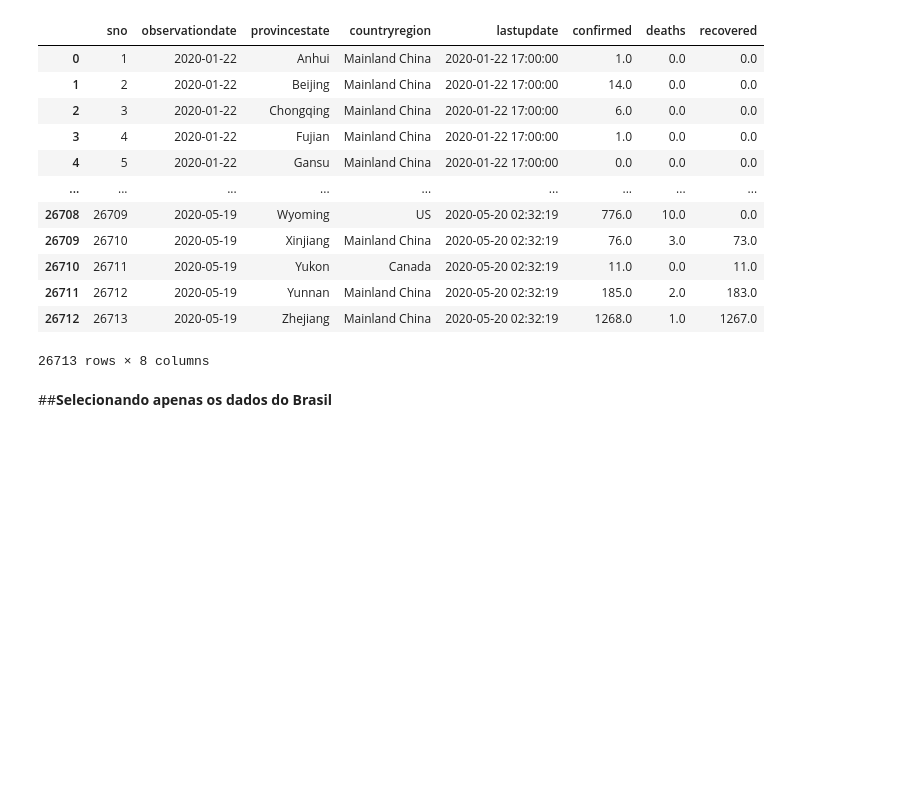
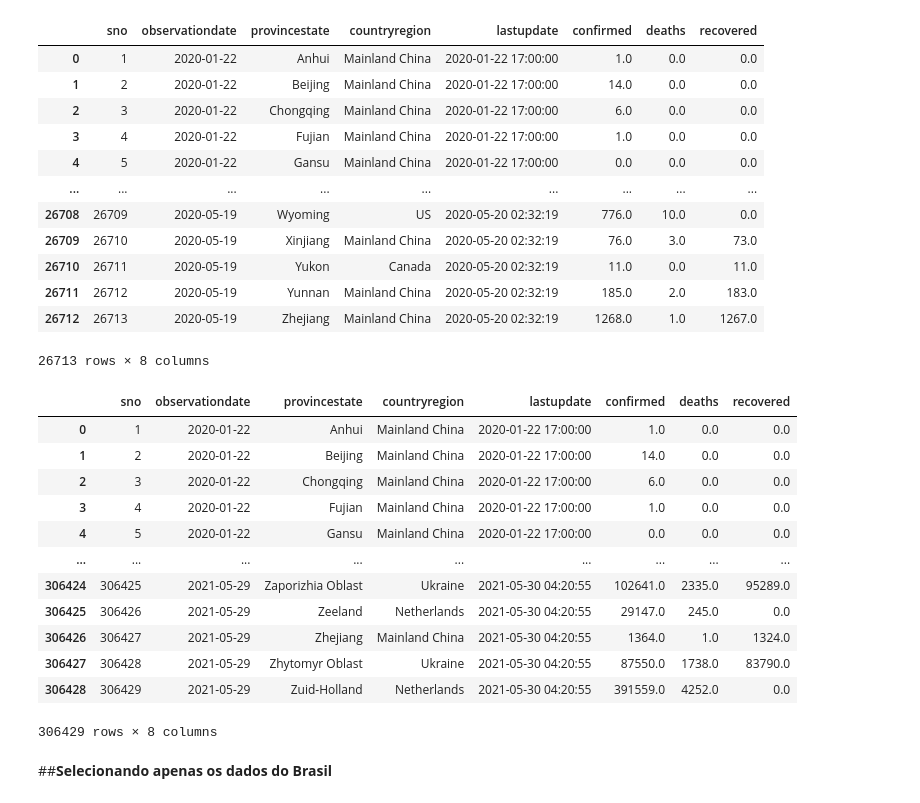
Before and after one commit to isabela-rossetti/analise_de_dados_covid, a Jupyter notebook: evolucao_COVID-19.ipynb, the cells around one changed output. Drawn from its saved outputs; the diff is of its cells as text; code cells hidden in the pictures; blank space fills up the shorter version.

```diff
--- a/evolucao_COVID-19.ipynb
+++ b/evolucao_COVID-19.ipynb
@@ -85,6 +116,22 @@ df
 | 26711 | 26712 | 2020-05-19 | Yunnan | Mainland China | 2020-05-20 02:32:19 | 185.0 | 2.0 | 183.0 |
 | 26712 | 26713 | 2020-05-19 | Zhejiang | Mainland China | 2020-05-20 02:32:19 | 1268.0 | 1.0 | 1267.0 |
 26713 rows × 8 columns
+# %%
+df2
+# %% [output]
+|  | sno | observationdate | provincestate | countryregion | lastupdate | confirmed | deaths | recovered |
+| 0 | 1 | 2020-01-22 | Anhui | Mainland China | 2020-01-22 17:00:00 | 1.0 | 0.0 | 0.0 |
+| 1 | 2 | 2020-01-22 | Beijing | Mainland China | 2020-01-22 17:00:00 | 14.0 | 0.0 | 0.0 |
+| 2 | 3 | 2020-01-22 | Chongqing | Mainland China | 2020-01-22 17:00:00 | 6.0 | 0.0 | 0.0 |
+| 3 | 4 | 2020-01-22 | Fujian | Mainland China | 2020-01-22 17:00:00 | 1.0 | 0.0 | 0.0 |
+| 4 | 5 | 2020-01-22 | Gansu | Mainland China | 2020-01-22 17:00:00 | 0.0 | 0.0 | 0.0 |
+| ... | ... | ... | ... | ... | ... | ... | ... | ... |
+| 306424 | 306425 | 2021-05-29 | Zaporizhia Oblast | Ukraine | 2021-05-30 04:20:55 | 102641.0 | 2335.0 | 95289.0 |
+| 306425 | 306426 | 2021-05-29 | Zeeland | Netherlands | 2021-05-30 04:20:55 | 29147.0 | 245.0 | 0.0 |
+| 306426 | 306427 | 2021-05-29 | Zhejiang | Mainland China | 2021-05-30 04:20:55 | 1364.0 | 1.0 | 1324.0 |
+| 306427 | 306428 | 2021-05-29 | Zhytomyr Oblast | Ukraine | 2021-05-30 04:20:55 | 87550.0 | 1738.0 | 83790.0 |
+| 306428 | 306429 | 2021-05-29 | Zuid-Holland | Netherlands | 2021-05-30 04:20:55 | 391559.0 | 4252.0 | 0.0 |
+306429 rows × 8 columns
 # %% [markdown]
 ##**Selecionando apenas os dados do Brasil**
 # %%
```
Also changed, not shown: parts of 21 cells of this notebook.
